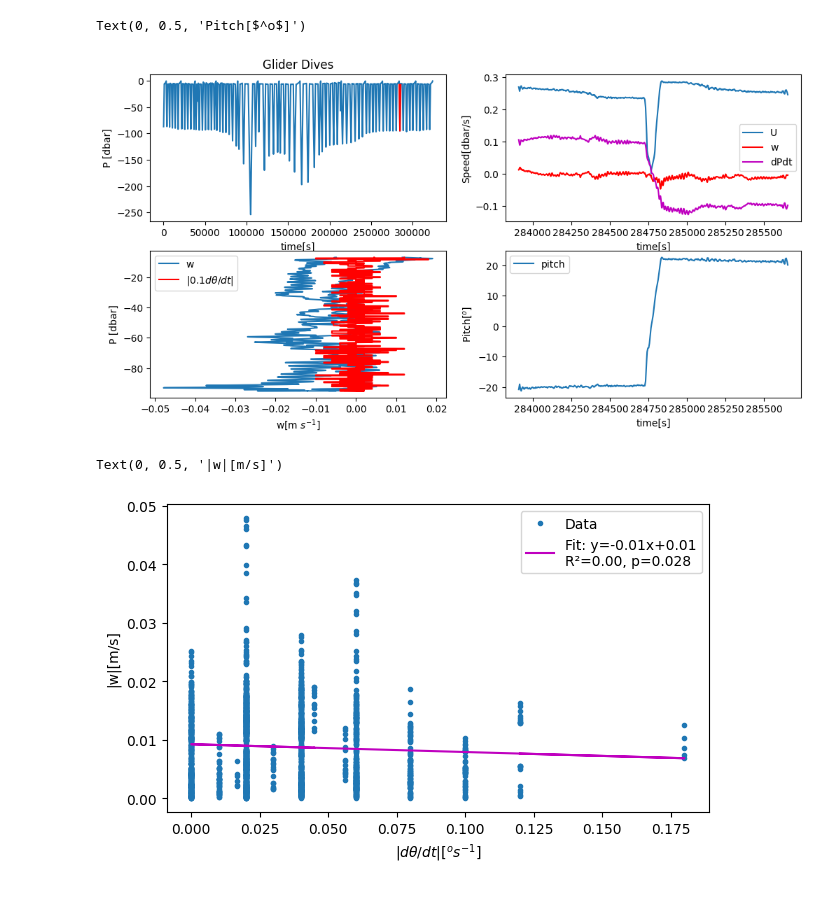
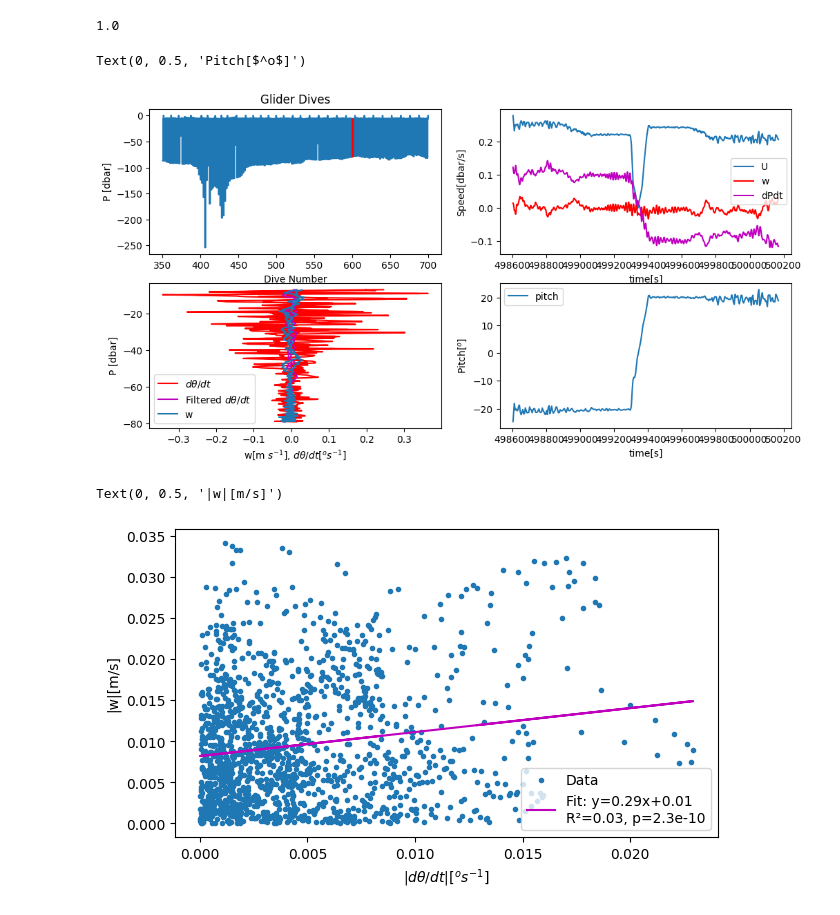
Before and after one commit to nbronikowski/vertical_velocity_testing, a Jupyter notebook: LM_gliderflight_2023_03_batray_spring_bloom_data.ipynb, the cells around one changed output. Saved outputs shown, nothing was run; the diff lists cells and outputs as text; code cells hidden in the pictures.

```diff
--- a/LM_gliderflight_2023_03_batray_spring_bloom_data.ipynb
+++ b/LM_gliderflight_2023_03_batray_spring_bloom_data.ipynb
@@ -91,8 +91,8 @@ time = gl_raw['time'].to_numpy()
 nans, x = np.isnan(m_roll), lambda z: z.nonzero()[0]
 m_roll[nans] = np.interp(x(nans), x(~nans), m_roll[~nans])
 
-# Create an evenly spaced time vector with 10-second intervals
-time_even = np.arange(time.min(), time.max(), 10)
+# Create an evenly spaced time vector with 5-second intervals
+time_even = np.arange(time.min(), time.max(), 5)
 
 # Interpolate m_roll to the evenly spaced time vector
 interp_even = interp1d(time, m_roll, kind='linear')
@@ -139,7 +141,8 @@ ds_subset = xr.Dataset({
     'buoyancy':(['time'], gl_raw['m_de_oil_vol'][indx].values),
     'roll': (['time'],gl_raw['m_roll'][indx].values),
     'dive_nr':(['time'],gl['profile_index'][indx].values),
-    'density':(['time'],gl['density'][indx].values)
+    'density':(['time'],gl['density'][indx].values),
+    'roll_rate':(['time'],roll_rate[indx])
 })
 df = ds_subset.to_dataframe().reset_index()
 df = df.interpolate(method='linear') # Fill NaN gaps with linear interpolation
@@ -195,6 +198,7 @@ data = {
     'density': df['density'].to_numpy(),
     'dive_nr': df['dive_nr'].to_numpy(),
     'roll': df['roll'].to_numpy(),
+    'roll_rate': df['roll_rate'].to_numpy()
 }
 
 fig, ax = plt.subplots(2,1, figsize=(7.5, 6))
@@ -252,19 +256,19 @@ print(calibration_result)
 # gm.w     # vertical water velocity
 
 dPdt = np.concatenate(([0], np.diff(data['pressure']*10)))
-roll_rate = np.concatenate(([0], np.diff(data['roll'])))
+#roll_rate = np.concatenate(([0], np.diff(data['roll'])))
 
 fig, ax = plt.subplots(2,2, figsize=(12, 6))
 
-dive = 480
+dive = 600
 idx = (data['pressure']*10>7) & (data['pressure']*10<230) & ((data['dive_nr'] == dive) | (data['dive_nr'] == dive+1))
 
 
 # Plot dive record
-ax[0,0].plot(data['time'],-data['pressure']*10)
-ax[0,0].plot(data['time'][idx],-data['pressure'][idx]*10,'r')
+ax[0,0].plot(data['dive_nr'],-data['pressure']*10)
+ax[0,0].plot(data['dive_nr'][idx],-data['pressure'][idx]*10,'r')
 ax[0,0].set_title('Glider Dives')
-ax[0,0].set_xlabel('time[s]')
+ax[0,0].set_xlabel('Dive Number')
 ax[0,0].set_ylabel('P [dbar]')
 
 
@@ -278,11 +282,21 @@ ax[0,1].legend()
 
 
 # Plot Roll Rate and Vertical Velocity as a function of pressure
+cutoff_frequency = 1 / 15  # 10-second cutoff frequency in Hz (1/10 Hz)
+sampling_frequency = 1 / np.median(np.diff(data['time']))  # Sampling frequency of the data in Hz
+print(sampling_frequency)
+order = 1  # Order of the filter
+
+data['roll_rate_smoothed'] = butter_lowpass_filter(data['roll_rate'], cutoff_frequency, 10, order)
+
+ax[1,0].plot(data['roll_rate'][idx],-data['pressure'][idx]*10,'r',label=r'$d\theta/dt$')
+ax[1,0].plot(data['roll_rate_smoothed'][idx],-data['pressure'][idx]*10,'m',label=r'Filtered $d\theta/dt$')
+
 
 ax[1,0].plot(GM.w[idx],-data['pressure'][idx]*10,label='w')#
-ax[1,0].plot(roll_rate[idx]/10,-data['pressure'][idx]*10,'r',label=r'$|0.1 d\theta/dt|$')
+
 ax[1,0].legend()
-ax[1,0].set_xlabel('w[m $s^{-1}$]')
+ax[1,0].set_xlabel(r'w[m $s^{-1}$], $d\theta/dt[^o s^{-1}]$')
 ax[1,0].set_ylabel('P [dbar]')
 
 
@@ -291,27 +305,31 @@ ax[1,1].legend()
 ax[1,1].set_xlabel('time[s]')
 ax[1,1].set_ylabel('Pitch[$^o$]')
 # %% [output]
-Text(0, 0.5, 'Pitch[$^o$]')
+1.0
+Text(0, 0.5, 'Pitch[$^o$]')
-[figure, old version]
+[figure, new version]
 # %%
 # Roll Rate v. Vertical Velocity
 fig, ax = plt.subplots(1,1, figsize=(7, 4))
 
 from scipy.stats import linregress
-x_data = np.abs(roll_rate[idx])
+#x_data = data['roll_rate_smoothed'][idx]
+#y_data = GM.w[idx]
+x_data = np.abs(data['roll_rate_smoothed'][idx])
 y_data = np.abs(GM.w[idx])
+
 ax.plot(x_data, y_data, '.', label='Data')
 
 slope, intercept, r_value, p_value, std_err = linregress(x_data, y_data) # Perform linear regression
 fit_line = slope * np.array(x_data) + intercept
 
 # Plot the linear fit
 ax.plot(x_data, fit_line, label=f'Fit: y={slope:.2f}x+{intercept:.2f}\nR²={r_value**2:.2f}, p={p_value:.2g}', color='m')
 ax.legend()
 ax.set_xlabel(r'$|d\theta/dt|[^o s^{-1}]$')
 ax.set_ylabel('|w|[m/s]')
 # %% [output]
 Text(0, 0.5, '|w|[m/s]')
-[figure, old version]
+[figure, new version]
 # %%
 #plt.plot(dPdt,'.')
```
Also changed, not shown: parts of 7 cells of this notebook, 1 other file.
